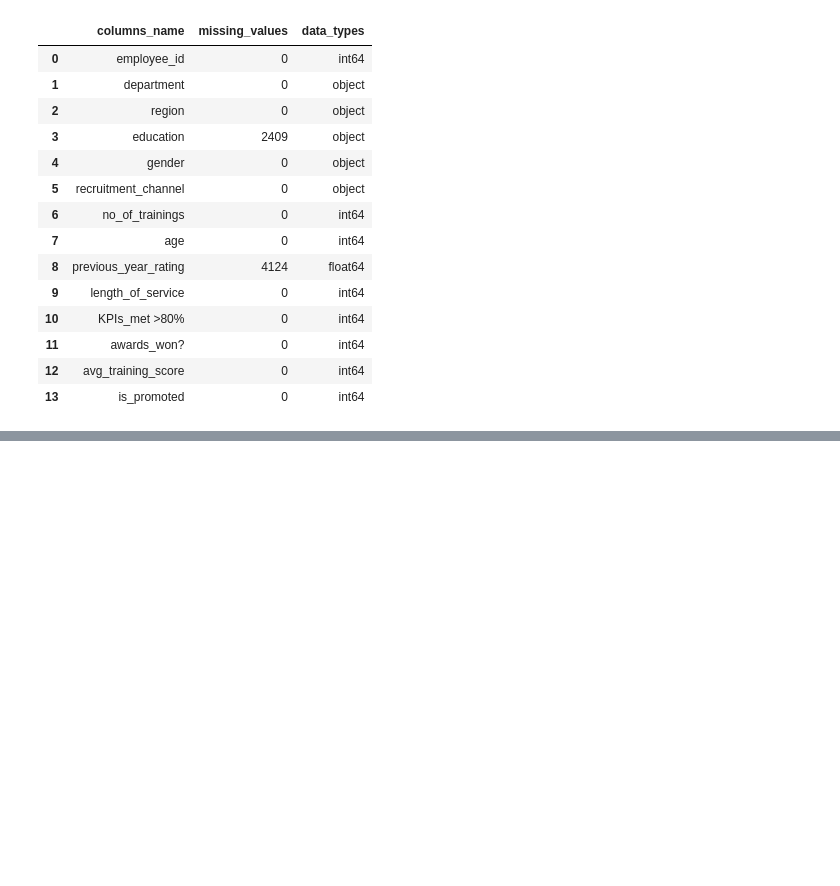
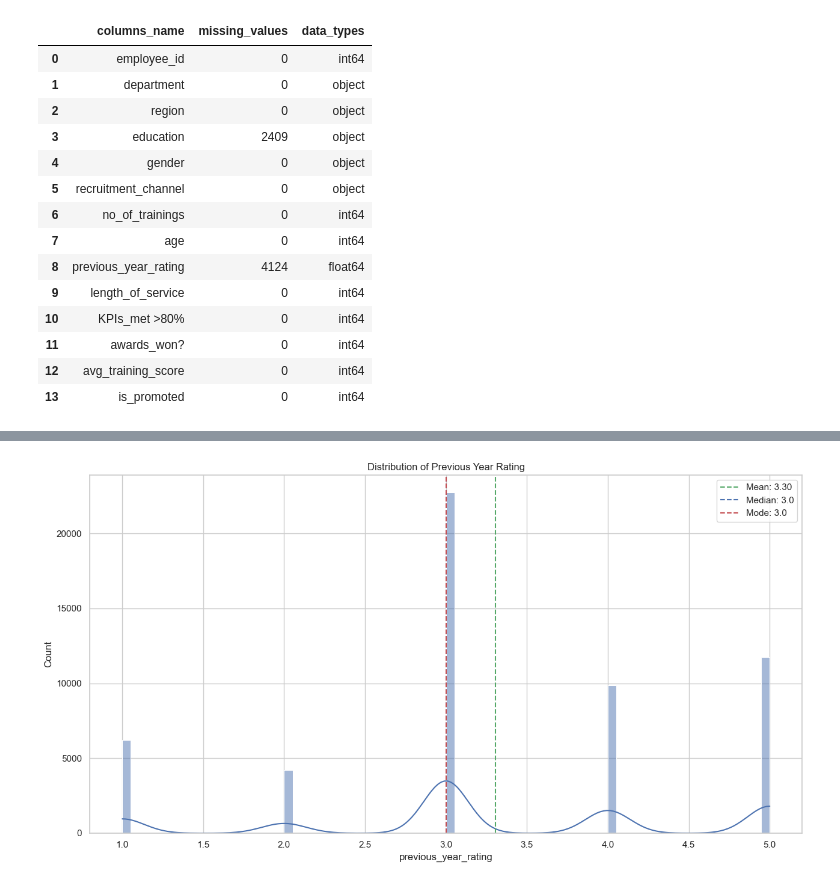
Before and after one commit to KoryakovDmitry/ml-sys-design-task, a Jupyter notebook: ml_sys_design_babushkin_task.ipynb, the cells around one changed output, grey strips where cells are left out. Saved outputs shown, nothing was run; the diff lists cells and outputs as text; code cells hidden in the pictures; blank space fills up the shorter version.

```diff
--- a/ml_sys_design_babushkin_task.ipynb
+++ b/ml_sys_design_babushkin_task.ipynb
@@ -179,0 +209,3 @@ Passing `palette` without assigning `hue` is deprecated and will be removed in v
+# %%
+df['education'].fillna('Bachelor\'s', inplace=True)
+df['previous_year_rating'].fillna(3.0, inplace=True)
@@ -179,0 +236,18 @@ Passing `palette` without assigning `hue` is deprecated and will be removed in v
+# %%
+previous_year_rating_mean = df['previous_year_rating'].mean()
+previous_year_rating_median = df['previous_year_rating'].median()
+previous_year_rating_mode = df['previous_year_rating'].mode()[0]
+
+plt.figure(figsize=(25, 7))
+plt.subplot(1, 2, 2)
+sns.histplot(df['previous_year_rating'], kde=True, palette='Set2')
+plt.axvline(previous_year_rating_mean, color='g', linestyle='--', label=f'Mean: {previous_year_rating_mean:.2f}')
+plt.axvline(previous_year_rating_median, color='b', linestyle='--', label=f'Median: {previous_year_rating_median}')
+plt.axvline(previous_year_rating_mode, color='r', linestyle='--', label=f'Mode: {previous_year_rating_mode}')
+plt.title('Distribution of Previous Year Rating')
+plt.legend()
+
+plt.tight_layout()
+plt.show()
+# %% [output]
+[figure, added]
```
Also changed, not shown: parts of 17 cells of this notebook.
